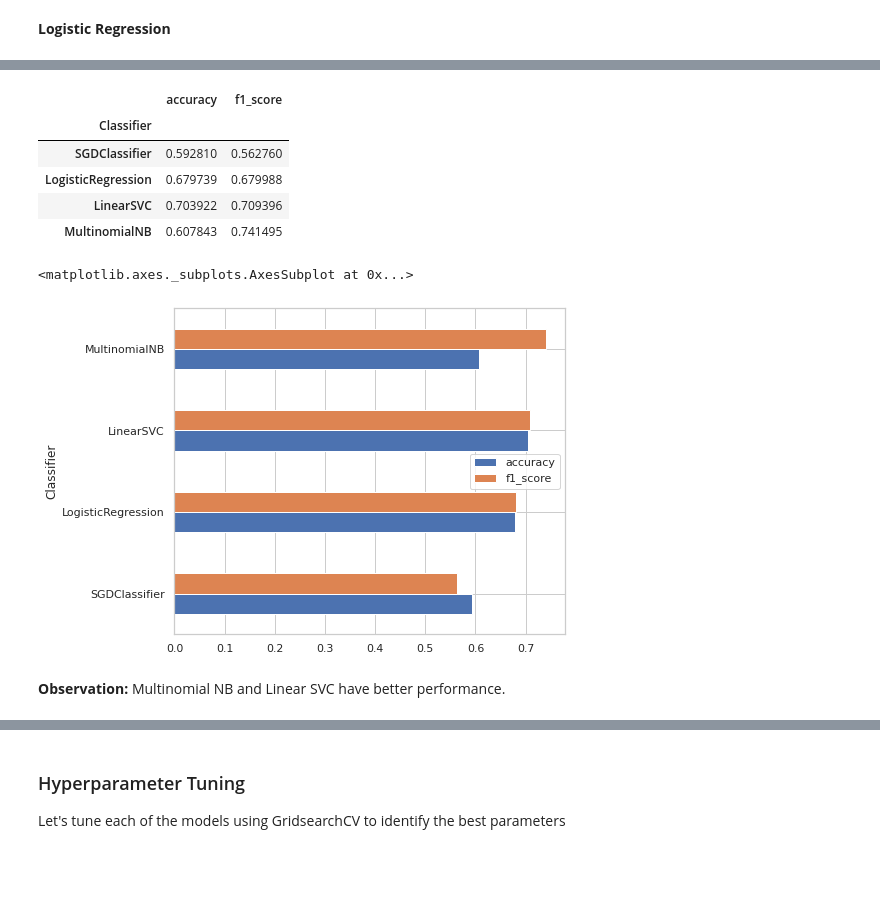
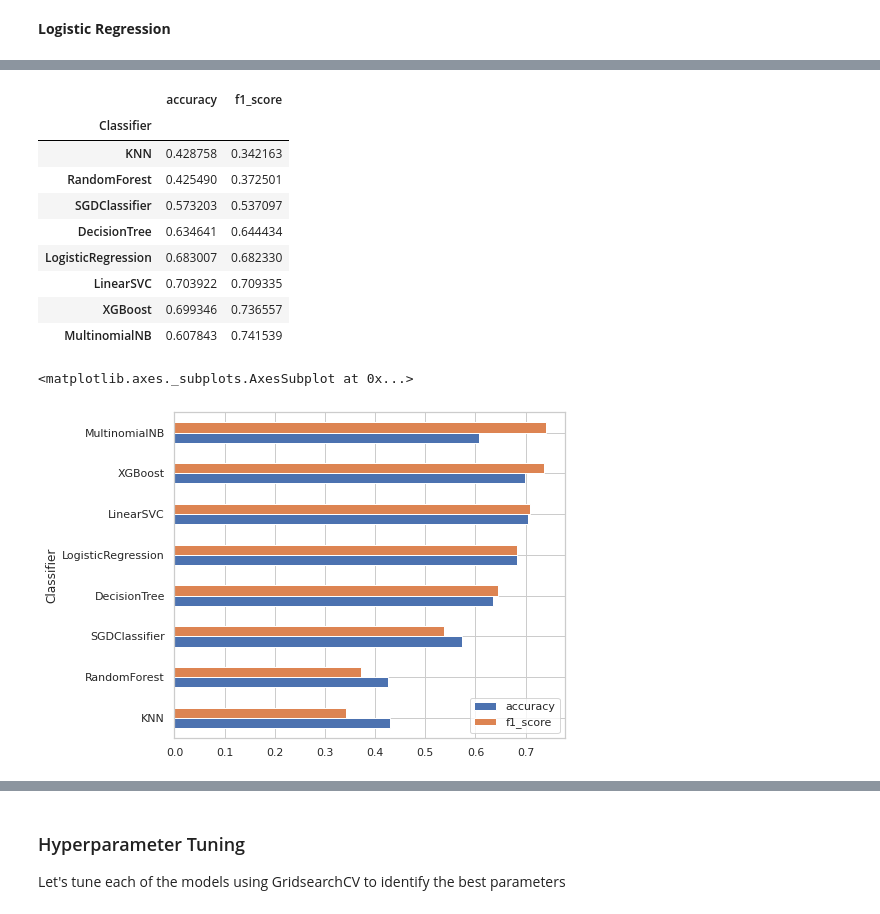
Before and after one commit to arvind2047/gl_capstone, a Jupyter notebook: Capstone_Automatic_Ticket_Assignment_NLP.ipynb, the cells around one changed output, grey strips where cells are left out. Saved outputs shown, nothing was run; the diff lists cells and outputs as text; code cells hidden in the pictures; blank space fills up the shorter version.

```diff
--- a/Capstone_Automatic_Ticket_Assignment_NLP.ipynb
+++ b/Capstone_Automatic_Ticket_Assignment_NLP.ipynb
@@ -1499,17 +1713,19 @@ df_incidents_level = df_incidents_level[df_incidents_level['Assignment group'].m
 x = df_incidents_level['Summary']
 y = df_incidents_level['Assignment group']
 
-from sklearn import preprocessing
+
 encoder = preprocessing.LabelEncoder()
 # encoding train labels
 encoder.fit(y)
 y = encoder.transform(y)
 
+# Create training and test datasets with 80:20 ratio
 
-from sklearn.model_selection import train_test_split
 X_train, X_test, y_train, y_test = train_test_split(x, y, test_size= 0.2, random_state=13,stratify=y)
 
-from sklearn.utils.class_weight import compute_class_weight
+print('\033[1mShape of the training set:\033[0m', X_train.shape, X_test.shape)
+print('\033[1mShape of the test set:\033[0m', y_train.shape, y_test.shape)
+
 class_weights = compute_class_weight('balanced', np.unique(y_train), y_train)
 class_weights
 
@@ -1517,7 +1733,7 @@ w_array = np.ones(y_train.shape[0], dtype = 'float')
 for i, val in enumerate(y_train):
     w_array[i] = class_weights[val]
 
-
+ #Create a dataframe to capture the accuracy and f1-score of various models
 log_cols=["Classifier", "accuracy","f1_score"]
-log1 = pd.DataFrame(columns=log_cols)
+log = pd.DataFrame(columns=log_cols)
 # %% [output]
@@ -1698,17 +1989,19 @@ NameError: ignored
 # %%
-log1.set_index(["Classifier"],inplace=True)
-log1.sort_values(by=['f1_score'])
+log.set_index(["Classifier"],inplace=True)
+log.sort_values(by=['f1_score'])
 # %% [output]
 |  | accuracy | f1_score |
 | Classifier |  |  |
-| SGDClassifier | 0.592810 | 0.562760 |
-| LogisticRegression | 0.679739 | 0.679988 |
-| LinearSVC | 0.703922 | 0.709396 |
-| MultinomialNB | 0.607843 | 0.741495 |
+| KNN | 0.428758 | 0.342163 |
+| RandomForest | 0.425490 | 0.372501 |
+| SGDClassifier | 0.573203 | 0.537097 |
+| DecisionTree | 0.634641 | 0.644434 |
+| LogisticRegression | 0.683007 | 0.682330 |
+| LinearSVC | 0.703922 | 0.709335 |
+| XGBoost | 0.699346 | 0.736557 |
+| MultinomialNB | 0.607843 | 0.741539 |
 # %%
-log1.sort_values(by=['f1_score']).plot(kind='barh',figsize=[7,6])
+log.sort_values(by=['f1_score']).plot(kind='barh',figsize=[7,6])
 # %% [output]
 <matplotlib.axes._subplots.AxesSubplot at 0x...>
-[figure, old version]
+[figure, new version]
-# %% [markdown]
-**Observation:** Multinomial NB and Linear SVC have better performance.
```
Also changed, not shown: parts of 123 cells of this notebook.
